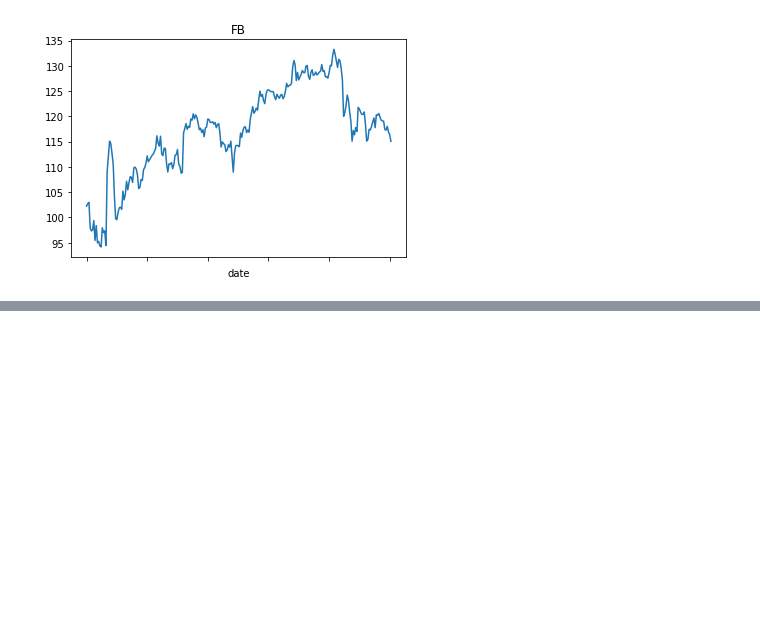
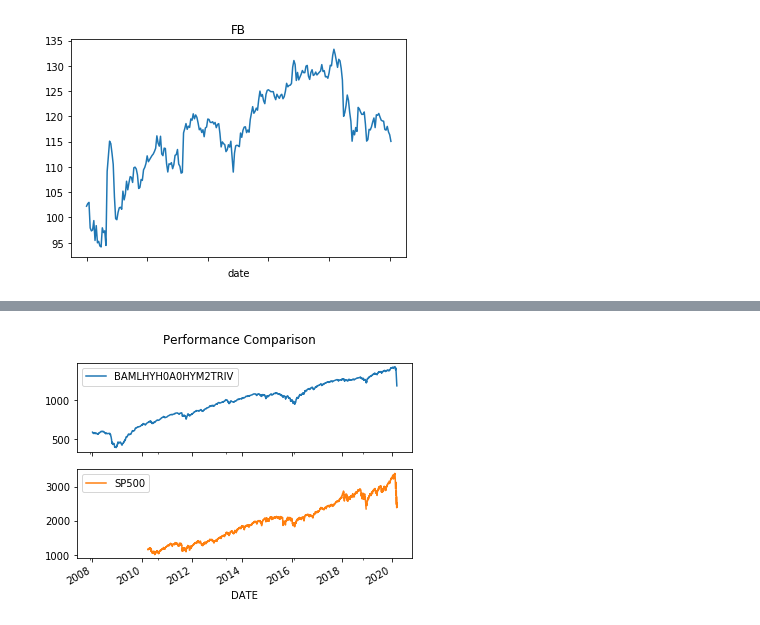
Before and after one commit to epinedaWorks/ImpotarYAnalizarDatosEnPython, a Jupyter notebook: ImportingDataParte2.ipynb, the cells around one changed output, grey strips where cells are left out. Drawn from its saved outputs; the diff is of its cells as text; code cells hidden in the pictures; blank space fills up the shorter version.

```diff
--- a/ImportingDataParte2.ipynb
+++ b/ImportingDataParte2.ipynb
@@ -117,0 +171,17 @@ plt.show()
+# %%
+# Set the start date
+start = date(2008,1,1)
+
+# Set the series codes
+series = ['BAMLHYH0A0HYM2TRIV', 'SP500']
+
+# Import the data
+data = DataReader(series, 'fred', start=start)
+
+# Plot the results
+data.plot(subplots=True,title='Performance Comparison')
+
+# Show the plot
+plt.show()
+# %% [output]
+[figure, added]
```
Also changed, not shown: parts of 7 cells of this notebook, 2 other files.
